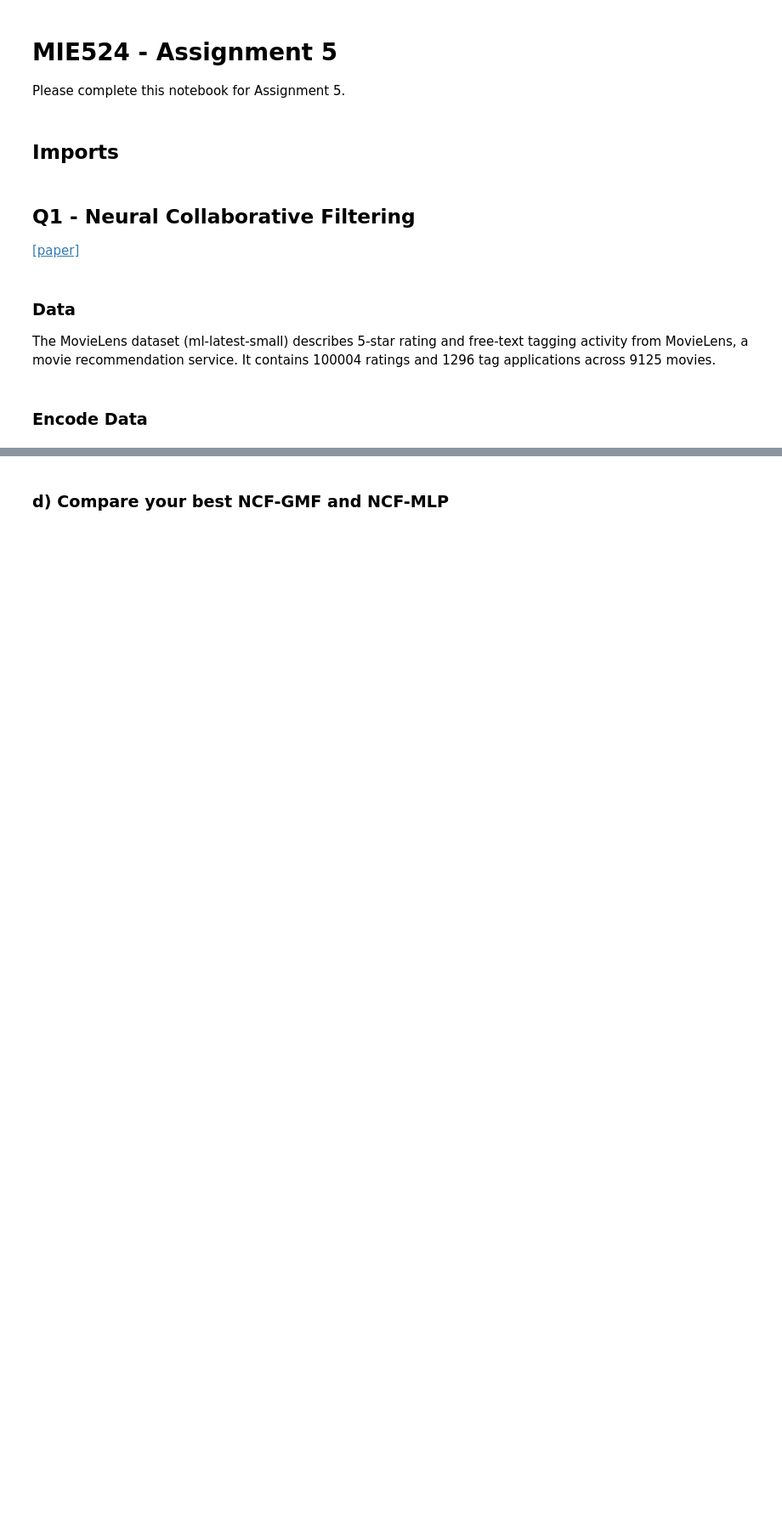
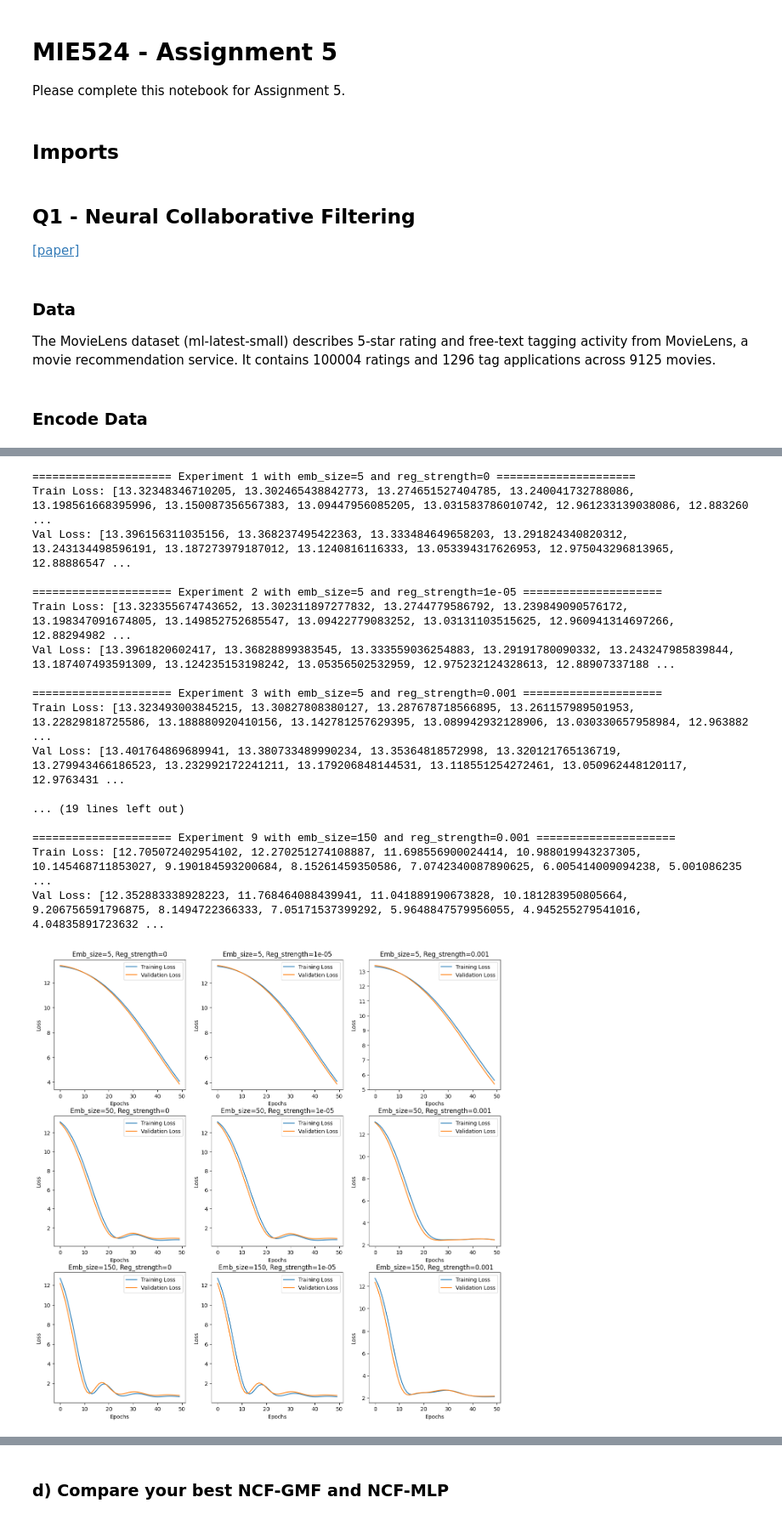
Before and after one commit to kina19131/DS_BigData-NCF, a Jupyter notebook: submit/MIE524_A5.ipynb, the cells around one changed output, grey strips where cells are left out. Shown at 85% size. Drawn from its saved outputs; the diff is of its cells as text; code cells hidden in the pictures; blank space fills up the shorter version.

```diff
--- a/submit/MIE524_A5.ipynb
+++ b/submit/MIE524_A5.ipynb
@@ -17,7 +18,7 @@ import torch.nn.functional as F
 ### Data
 The MovieLens dataset (ml-latest-small) describes 5-star rating and free-text tagging activity from MovieLens, a movie recommendation service. It contains 100004 ratings and 1296 tag applications across 9125 movies.
 # %%
-data = pd.read_csv("ratings.csv")
+data = pd.read_csv("q1-ratings.csv")
 # %% [markdown]
 ### Encode Data
 # %%
@@ -61,0 +88,4 @@ df_val = encode_data(val, train)
+# %%
+num_users = df_train.userId.max() #609
+num_items = df_train.movieId.max() #8997
+emb_size = 400
@@ -61,0 +133,56 @@ df_val = encode_data(val, train)
+# %%
+def plot_losses(train_losses, val_losses, emb_size, reg_strength, subplot_index):
+    plt.subplot(3, 3, subplot_index)
+    plt.plot(train_losses, label='Training Loss')
+    plt.plot(val_losses, label='Validation Loss')
+    plt.xlabel('Epochs')
+    plt.ylabel('Loss')
+    plt.title(f'Emb_size={emb_size}, Reg_strength={reg_strength}')
+    plt.legend()
+# %%
+plt.figure(figsize=(15, 15))
+
+emb_sizes = [5, 50, 150]
+regs = [0, 1e-5, 1e-3]
+experiment_num = 1
+
+val_losses_dict={}
+
+for i, emb_size in enumerate(emb_sizes):
+    for j, reg_strength in enumerate(regs):
+        print(f"\n===================== Experiment {experiment_num} with emb_size={emb_size} and reg_strength={reg_strength} =====================")
+
+        # Creating and initializing the model for each experiment
+        model = MF(num_users, num_items, emb_size=emb_size)
+
+        # Training the model and getting losses
+        train_losses_plt, val_loss_plt = train_epocs(model, epochs=50, lr=0.01, wd=reg_strength)
+
+        # Store to print later
+        val_losses_dict[(emb_size, reg_strength)] = val_loss_plt[-1]
+
+        # Plotting losses
+        plot_losses(train_losses_plt, val_loss_plt, emb_size, reg_strength, i * len(regs) + j + 1)
+
+
+        experiment_num += 1
+plt.show()
+# %% [output]
+===================== Experiment 1 with emb_size=5 and reg_strength=0 =====================
+Train Loss: [13.32348346710205, 13.302465438842773, 13.274651527404785, 13.240041732788086, 13.198561668395996, 13.150087356567383, 13.09447956085205, 13.031583786010742, 12.961233139038086, 12.883260 ...
+Val Loss: [13.396156311035156, 13.368237495422363, 13.333484649658203, 13.291824340820312, 13.243134498596191, 13.187273979187012, 13.1240816116333, 13.053394317626953, 12.975043296813965, 12.88886547 ...
+
+===================== Experiment 2 with emb_size=5 and reg_strength=1e-05 =====================
+Train Loss: [13.323355674743652, 13.302311897277832, 13.2744779586792, 13.239849090576172, 13.198347091674805, 13.149852752685547, 13.09422779083252, 13.03131103515625, 12.960941314697266, 12.88294982 ...
+Val Loss: [13.3961820602417, 13.36828899383545, 13.333559036254883, 13.29191780090332, 13.243247985839844, 13.187407493591309, 13.124235153198242, 13.05356502532959, 12.975232124328613, 12.88907337188 ...
+
+===================== Experiment 3 with emb_size=5 and reg_strength=0.001 =====================
+Train Loss: [13.323493003845215, 13.30827808380127, 13.287678718566895, 13.261157989501953, 13.22829818725586, 13.188880920410156, 13.142781257629395, 13.089942932128906, 13.030330657958984, 12.963882 ...
+Val Loss: [13.401764869689941, 13.380733489990234, 13.35364818572998, 13.320121765136719, 13.279943466186523, 13.232992172241211, 13.179206848144531, 13.118551254272461, 13.050962448120117, 12.9763431 ...
+
+... (19 lines left out)
+
+===================== Experiment 9 with emb_size=150 and reg_strength=0.001 =====================
+Train Loss: [12.705072402954102, 12.270251274108887, 11.698556900024414, 10.988019943237305, 10.145468711853027, 9.190184593200684, 8.15261459350586, 7.0742340087890625, 6.005414009094238, 5.001086235 ...
+Val Loss: [12.352883338928223, 11.768464088439941, 11.041889190673828, 10.181283950805664, 9.206756591796875, 8.1494722366333, 7.05171537399292, 5.9648847579956055, 4.945255279541016, 4.04835891723632 ...
+[figure, added]
```
Also changed, not shown: parts of 87 cells of this notebook.
